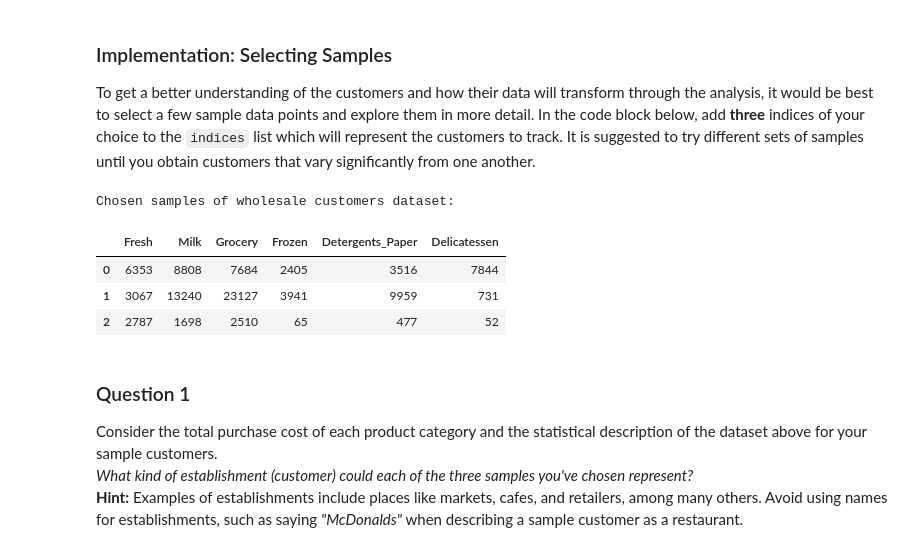
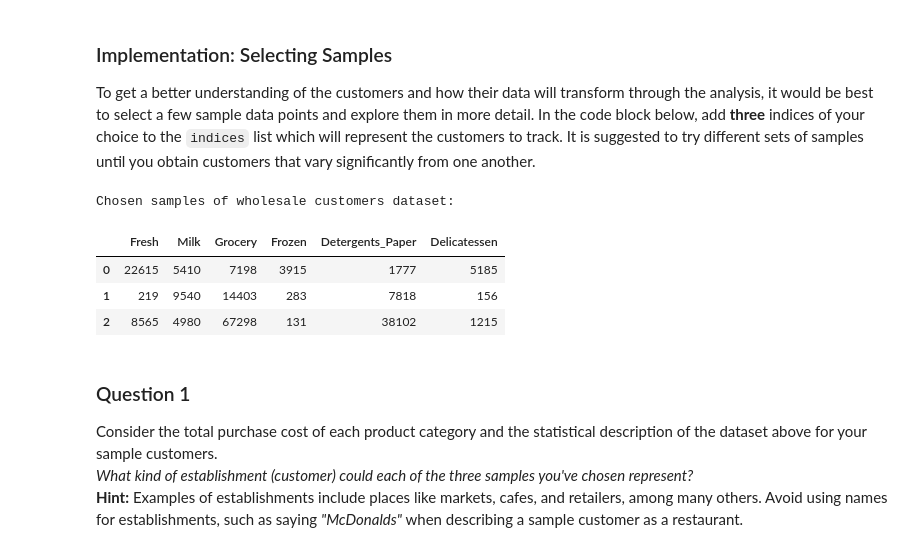
Before and after one commit to dmytroKarataiev/MachineLearning, a Jupyter notebook: creating_customer_segments/customer_segments.ipynb, the cells around one changed output. Saved outputs shown, nothing was run; the diff lists cells and outputs as text; code cells hidden in the pictures.

```diff
--- a/creating_customer_segments/customer_segments.ipynb
+++ b/creating_customer_segments/customer_segments.ipynb
@@ -57,19 +57,21 @@ display(data.describe())
 ### Implementation: Selecting Samples
 To get a better understanding of the customers and how their data will transform through the analysis, it would be best to select a few sample data points and explore them in more detail. In the code block below, add **three** indices of your choice to the `indices` list which will represent the customers to track. It is suggested to try different sets of samples until you obtain customers that vary significantly from one another.
 # %%
-# TODO: Select three indices of your choice you wish to sample from the dataset
-indices = [2, 200, 439]
+# Select three indices of your choice you wish to sample from the dataset
+indices = [4, 81, 333]
+
+
 
 # Create a DataFrame of the chosen samples
 samples = pd.DataFrame(data.loc[indices], columns = data.keys()).reset_index(drop = True)
 print "Chosen samples of wholesale customers dataset:"
 display(samples)
 # %% [output]
 Chosen samples of wholesale customers dataset:
 |  | Fresh | Milk | Grocery | Frozen | Detergents_Paper | Delicatessen |
-| 0 | 6353 | 8808 | 7684 | 2405 | 3516 | 7844 |
-| 1 | 3067 | 13240 | 23127 | 3941 | 9959 | 731 |
-| 2 | 2787 | 1698 | 2510 | 65 | 477 | 52 |
+| 0 | 22615 | 5410 | 7198 | 3915 | 1777 | 5185 |
+| 1 | 219 | 9540 | 14403 | 283 | 7818 | 156 |
+| 2 | 8565 | 4980 | 67298 | 131 | 38102 | 1215 |
 # %% [markdown]
 ### Question 1
 Consider the total purchase cost of each product category and the statistical description of the dataset above for your sample customers.
```
Also changed, not shown: parts of 10 cells of this notebook.
